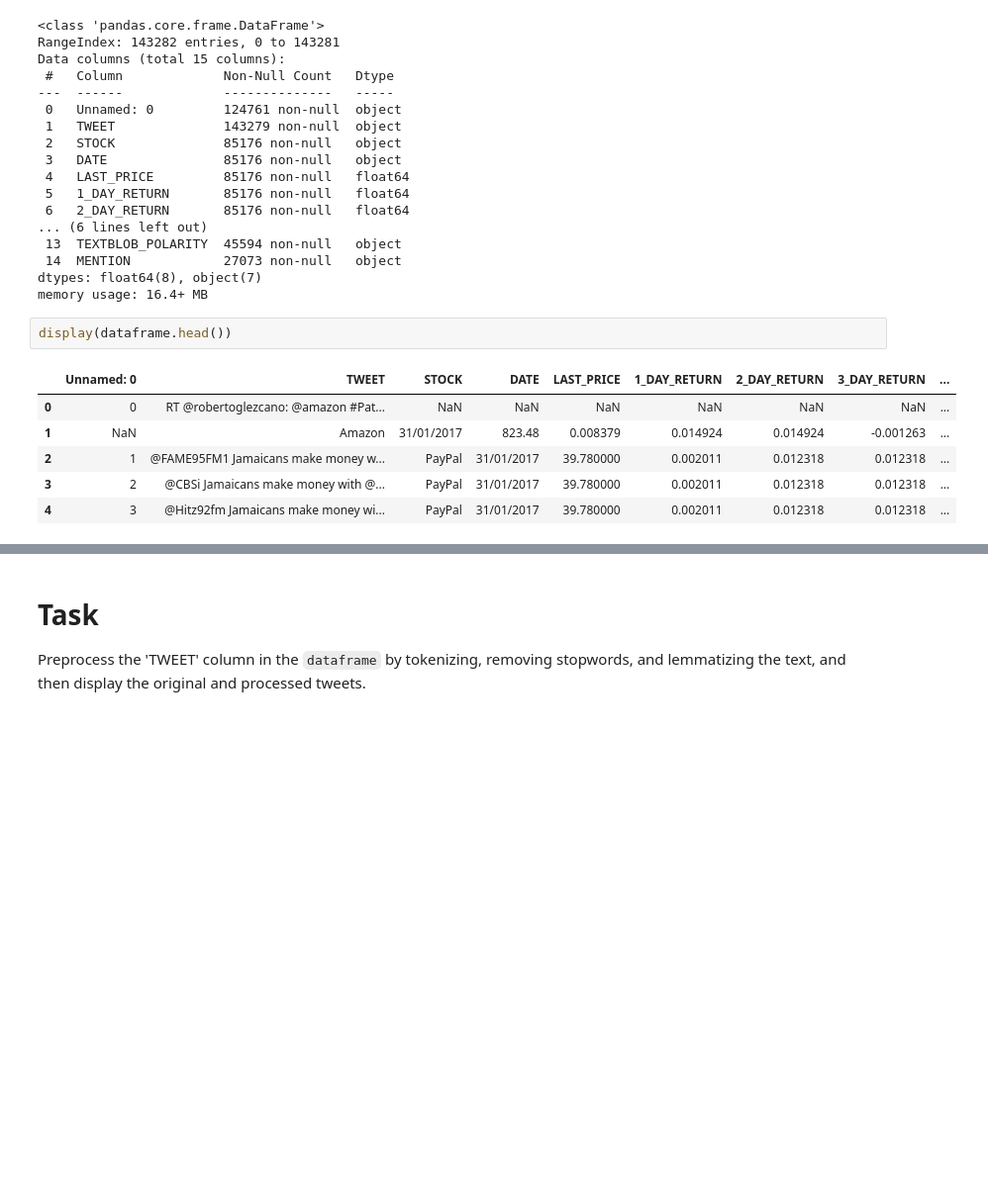
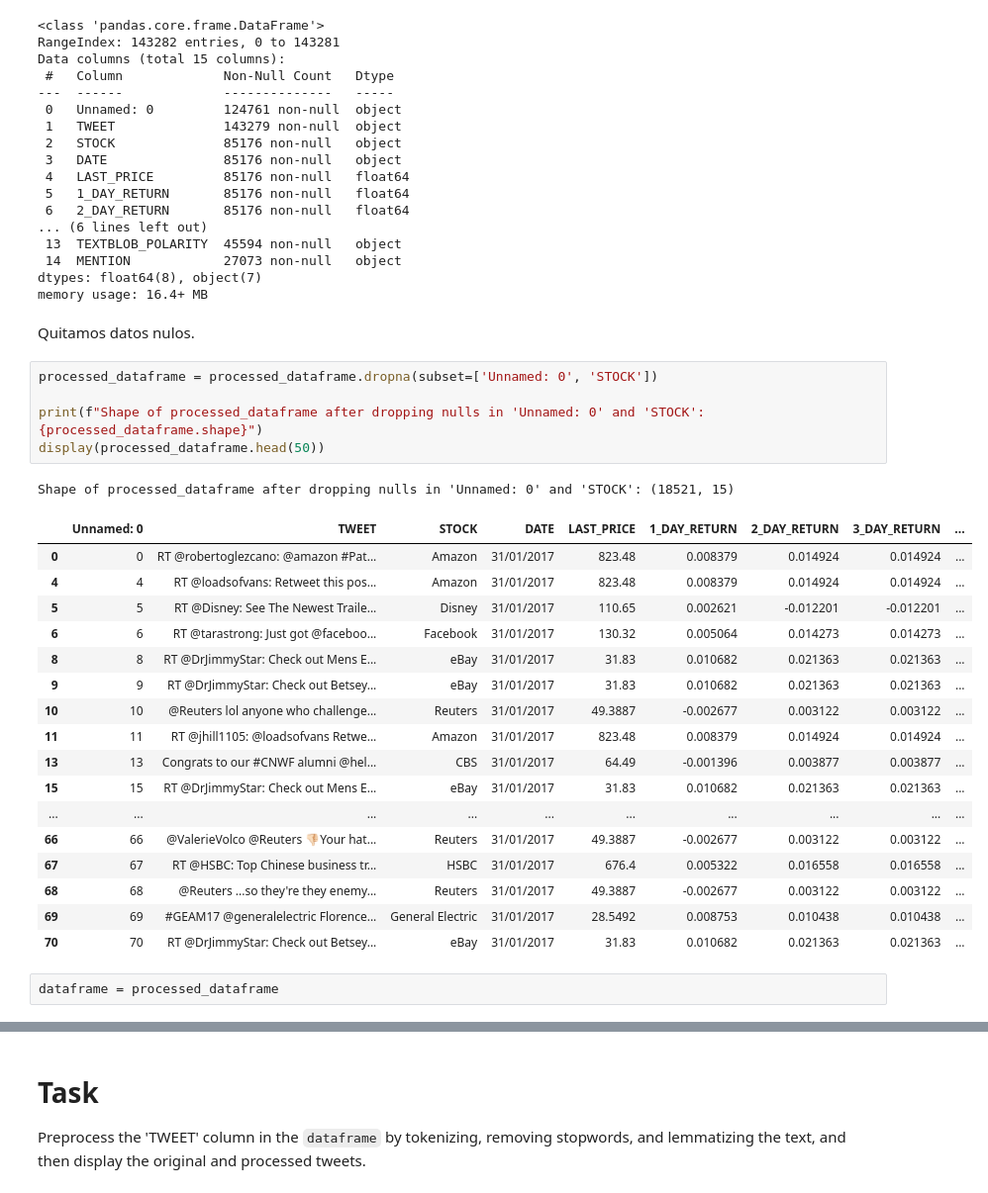
Before and after one commit to Mart1n2015/CODERHOUSE-DSIII, a Jupyter notebook: TRABAJO MARTIN CERIOLI .ipynb, the cells around one changed output, grey strips where cells are left out. Shown at 99% size. Saved outputs shown, nothing was run; the diff lists cells and outputs as text; blank space fills up the shorter version.

```diff
--- a/TRABAJO MARTIN CERIOLI .ipynb
+++ b/TRABAJO MARTIN CERIOLI .ipynb
@@ -28,12 +41,31 @@ Data columns (total 15 columns):
  14  MENTION            27073 non-null   object
 dtypes: float64(8), object(7)
 memory usage: 16.4+ MB
-# %%
-display(dataframe.head())
-# %% [output]
-|  | Unnamed: 0 | TWEET | STOCK | DATE | LAST_PRICE | 1_DAY_RETURN | 2_DAY_RETURN | 3_DAY_RETURN | ... |
-| 0 | 0 | RT @robertoglezcano: @amazon #Pat... | NaN | NaN | NaN | NaN | NaN | NaN | ... |
-| 1 | NaN | Amazon | 31/01/2017 | 823.48 | 0.008379 | 0.014924 | 0.014924 | -0.001263 | ... |
-| 2 | 1 | @FAME95FM1 Jamaicans make money w... | PayPal | 31/01/2017 | 39.780000 | 0.002011 | 0.012318 | 0.012318 | ... |
-| 3 | 2 | @CBSi Jamaicans make money with @... | PayPal | 31/01/2017 | 39.780000 | 0.002011 | 0.012318 | 0.012318 | ... |
-| 4 | 3 | @Hitz92fm Jamaicans make money wi... | PayPal | 31/01/2017 | 39.780000 | 0.002011 | 0.012318 | 0.012318 | ... |
+# %% [markdown]
+Quitamos datos nulos.
+# %%
+processed_dataframe = processed_dataframe.dropna(subset=['Unnamed: 0', 'STOCK'])
+
+print(f"Shape of processed_dataframe after dropping nulls in 'Unnamed: 0' and 'STOCK': {processed_dataframe.shape}")
+display(processed_dataframe.head(50))
+# %% [output]
+Shape of processed_dataframe after dropping nulls in 'Unnamed: 0' and 'STOCK': (18521, 15)
+|  | Unnamed: 0 | TWEET | STOCK | DATE | LAST_PRICE | 1_DAY_RETURN | 2_DAY_RETURN | 3_DAY_RETURN | ... |
+| 0 | 0 | RT @robertoglezcano: @amazon #Pat... | Amazon | 31/01/2017 | 823.48 | 0.008379 | 0.014924 | 0.014924 | ... |
+| 4 | 4 | RT @loadsofvans: Retweet this pos... | Amazon | 31/01/2017 | 823.48 | 0.008379 | 0.014924 | 0.014924 | ... |
+| 5 | 5 | RT @Disney: See The Newest Traile... | Disney | 31/01/2017 | 110.65 | 0.002621 | -0.012201 | -0.012201 | ... |
+| 6 | 6 | RT @tarastrong: Just got @faceboo... | Facebook | 31/01/2017 | 130.32 | 0.005064 | 0.014273 | 0.014273 | ... |
+| 8 | 8 | RT @DrJimmyStar: Check out Mens E... | eBay | 31/01/2017 | 31.83 | 0.010682 | 0.021363 | 0.021363 | ... |
+| 9 | 9 | RT @DrJimmyStar: Check out Betsey... | eBay | 31/01/2017 | 31.83 | 0.010682 | 0.021363 | 0.021363 | ... |
+| 10 | 10 | @Reuters lol anyone who challenge... | Reuters | 31/01/2017 | 49.3887 | -0.002677 | 0.003122 | 0.003122 | ... |
+| 11 | 11 | RT @jhill1105: @loadsofvans Retwe... | Amazon | 31/01/2017 | 823.48 | 0.008379 | 0.014924 | 0.014924 | ... |
+| 13 | 13 | Congrats to our #CNWF alumni @hel... | CBS | 31/01/2017 | 64.49 | -0.001396 | 0.003877 | 0.003877 | ... |
+| 15 | 15 | RT @DrJimmyStar: Check out Mens E... | eBay | 31/01/2017 | 31.83 | 0.010682 | 0.021363 | 0.021363 | ... |
+| ... | ... | ... | ... | ... | ... | ... | ... | ... | ... |
+| 66 | 66 | @ValerieVolco @Reuters 👎🏻Your hat... | Reuters | 31/01/2017 | 49.3887 | -0.002677 | 0.003122 | 0.003122 | ... |
+| 67 | 67 | RT @HSBC: Top Chinese business tr... | HSBC | 31/01/2017 | 676.4 | 0.005322 | 0.016558 | 0.016558 | ... |
+| 68 | 68 | @Reuters ...so they're they enemy... | Reuters | 31/01/2017 | 49.3887 | -0.002677 | 0.003122 | 0.003122 | ... |
+| 69 | 69 | #GEAM17 @generalelectric Florence... | General Electric | 31/01/2017 | 28.5492 | 0.008753 | 0.010438 | 0.010438 | ... |
+| 70 | 70 | RT @DrJimmyStar: Check out Betsey... | eBay | 31/01/2017 | 31.83 | 0.010682 | 0.021363 | 0.021363 | ... |
+# %%
+dataframe = processed_dataframe
```
Also changed, not shown: parts of 19 cells of this notebook.
